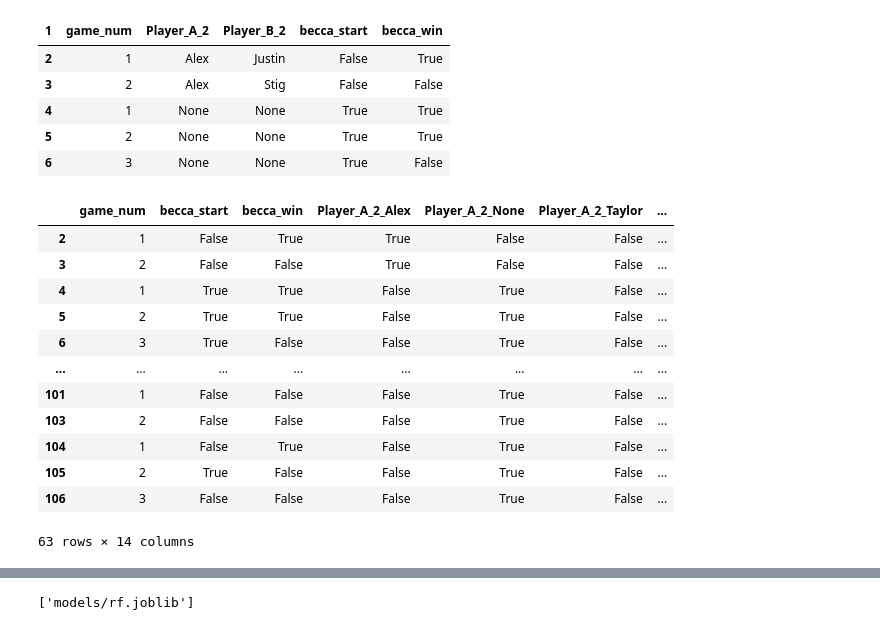
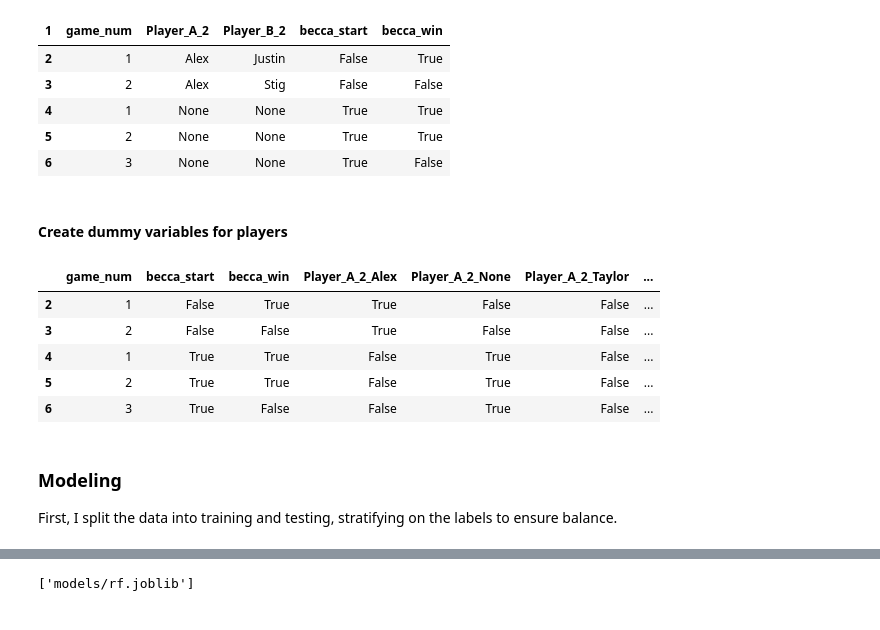
Before and after one commit to juliannaharwood/pickleball-app, a Jupyter notebook: backend/train.ipynb, the cells around one changed output, grey strips where cells are left out. Saved outputs shown, nothing was run; the diff lists cells and outputs as text; code cells hidden in the pictures.

```diff
--- a/backend/train.ipynb
+++ b/backend/train.ipynb
@@ -25,3 +33,3 @@ pickle_raw = load_data(path = 'data/Pickleball - Sheet1.csv')
 # %%
 # clean data
-pickle_clean = clean_data(pickle_raw)
+data_clean = clean_data(data_raw)
@@ -28,3 +40,21 @@ pickle_clean = clean_data(pickle_raw)
 # %%
 # create features
-pickle = feature_engineer(pickle_clean)
+
+features = data_clean.copy()
+
+# Create game length variables
+features['game_length'] = features.groupby(['Date']).game_end_times.diff().fillna(features.game_end_times - features.court_time)  # first game will be end time - court start time
+features['game_length_mins'] = features.game_length.dt.total_seconds()/60
+
+# Create serve variable
+features['becca_start'] = np.where(features['Start_2']== 'Y', True, False)
+
+# Create hour variable
+features['month'] = features.Date.dt.month
+features['hour'] = features.court_time.dt.hour
+
+# Create winner variable (outcome)
+features['becca_win'] = features.Score_1 < features.Score_2
+
+# drop unneeded vars
+features = features.drop(['Date', 'game_end_times', 'Start_1', 'Start_2', 'Score_1', 'Score_2', 'Incomplete'], axis = 1)
@@ -82,3 +90,3 @@ pickle_new.head
 # %%
-pickle_new = pickle_new[['game_num','Player_A_2','Player_B_2','becca_start','becca_win']]
+simple_model_features = features[['game_num','Player_A_2','Player_B_2','becca_start','becca_win']]
 # %%
@@ -90,22 +98,21 @@ pickle_new.head()
 | 4 | 1 | None | None | True | True |
 | 5 | 2 | None | None | True | True |
 | 6 | 3 | None | None | True | False |
+# %% [markdown]
+#### Create dummy variables for players
 # %%
-pickle_dummies = pd.get_dummies(pickle_new)
+simple_model_features = pd.get_dummies(simple_model_features)
 # %%
-pickle_dummies
+simple_model_features.head()
 # %% [output]
 |  | game_num | becca_start | becca_win | Player_A_2_Alex | Player_A_2_None | Player_A_2_Taylor | ... |
 | 2 | 1 | False | True | True | False | False | ... |
 | 3 | 2 | False | False | True | False | False | ... |
 | 4 | 1 | True | True | False | True | False | ... |
 | 5 | 2 | True | True | False | True | False | ... |
 | 6 | 3 | True | False | False | True | False | ... |
-| ... | ... | ... | ... | ... | ... | ... | ... |
-| 101 | 1 | False | False | False | True | False | ... |
-| 103 | 2 | False | False | False | True | False | ... |
-| 104 | 1 | False | True | False | True | False | ... |
-| 105 | 2 | True | False | False | True | False | ... |
-| 106 | 3 | False | False | False | True | False | ... |
-63 rows × 14 columns
+# %% [markdown]
+### Modeling
+
+First, I split the data into training and testing, stratifying on the labels to ensure balance.
 # %%
```
Also changed, not shown: parts of 27 cells of this notebook, 10 other files.
